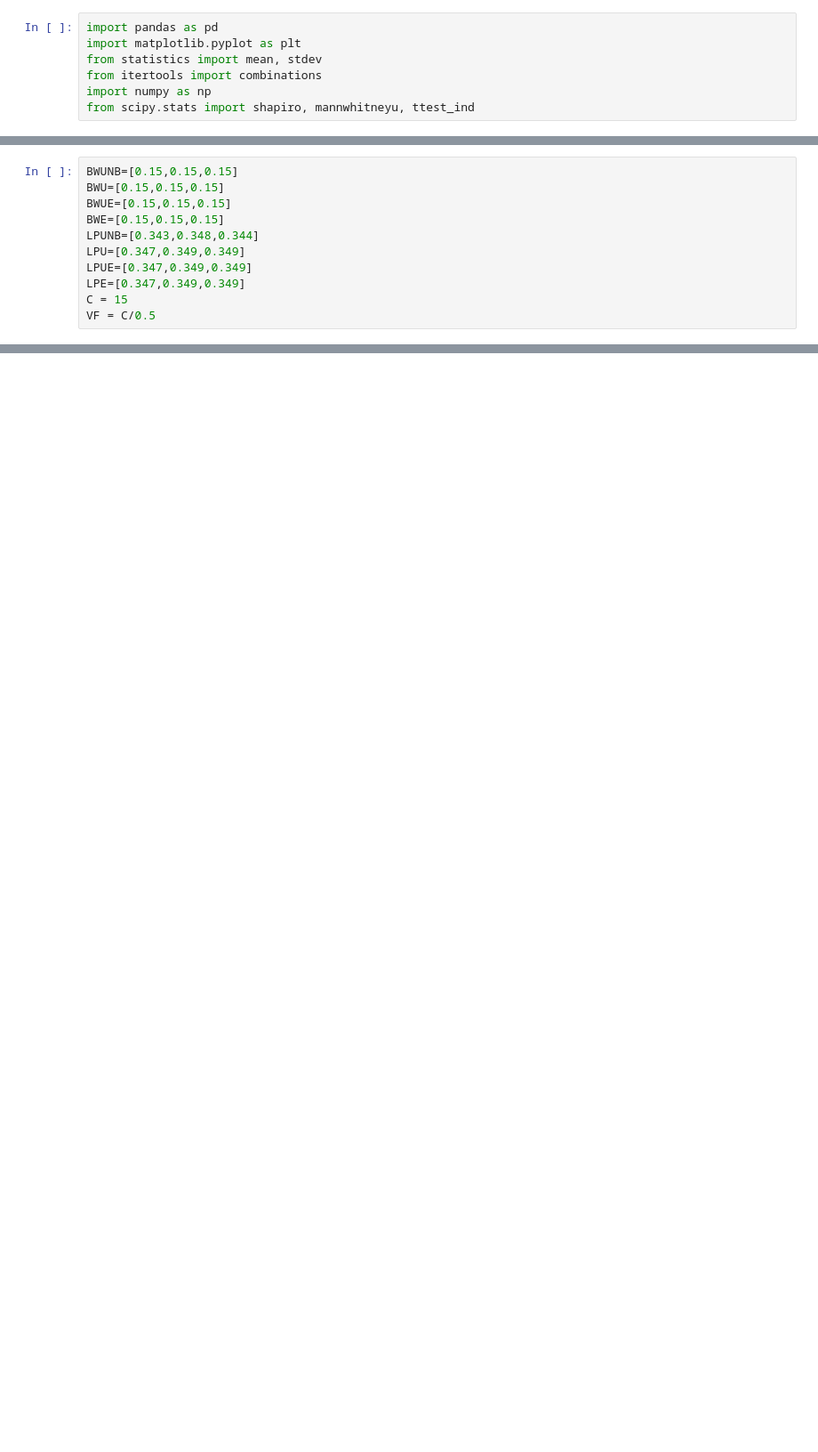
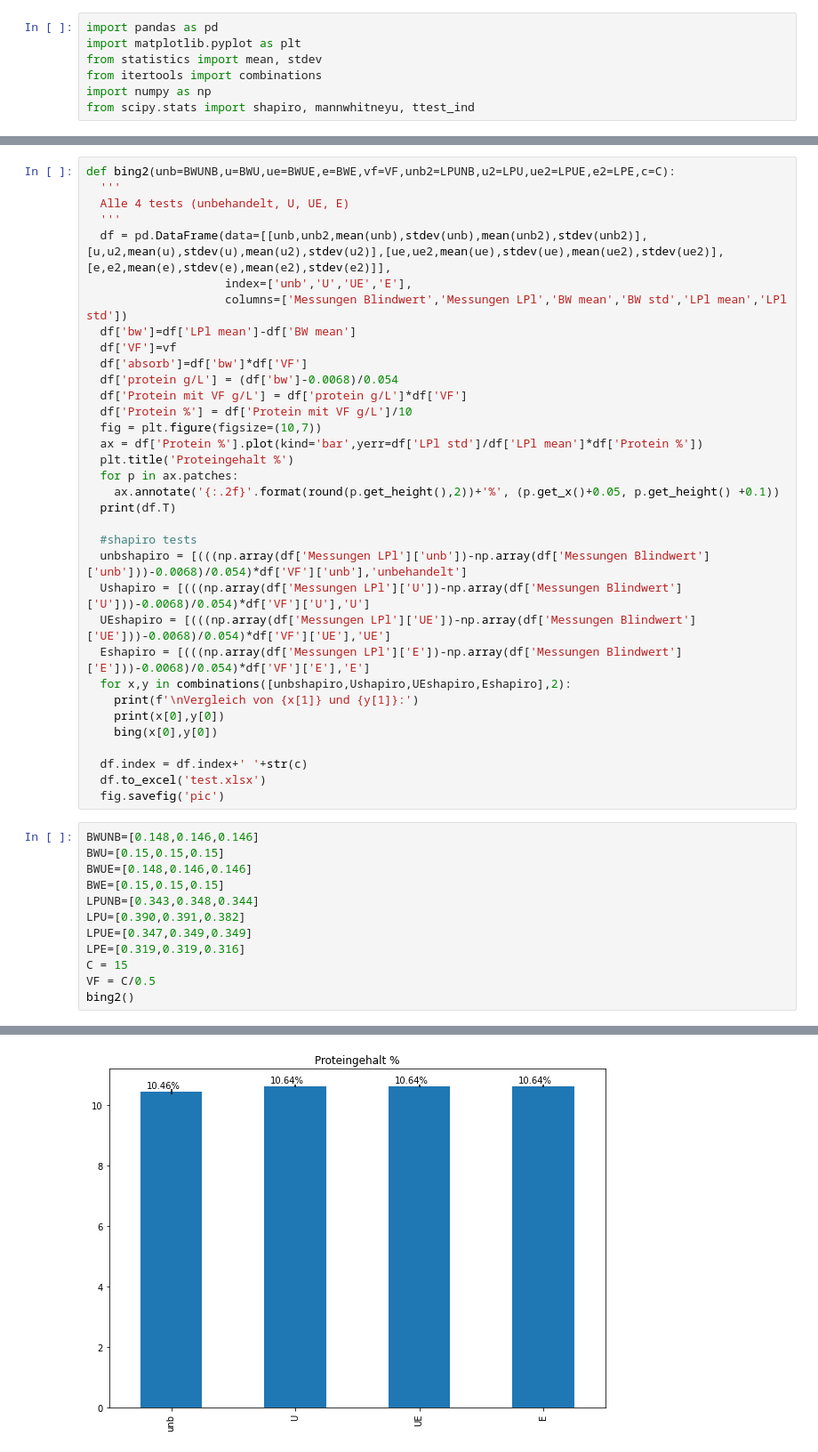
Before and after one commit to SebastianBentert/example_code, a Jupyter notebook: bingbu.ipynb, the cells around one changed output, grey strips where cells are left out. Shown at 89% size. Cells and saved outputs as stored; diff of their text form; blank space fills up the shorter version.

```diff
--- a/bingbu.ipynb
+++ b/bingbu.ipynb
@@ -13,11 +30,47 @@ drive.mount('/content/drive')
+# %%
+def bing2(unb=BWUNB,u=BWU,ue=BWUE,e=BWE,vf=VF,unb2=LPUNB,u2=LPU,ue2=LPUE,e2=LPE,c=C):
+  '''
+  Alle 4 tests (unbehandelt, U, UE, E)
+  '''
+  df = pd.DataFrame(data=[[unb,unb2,mean(unb),stdev(unb),mean(unb2),stdev(unb2)],[u,u2,mean(u),stdev(u),mean(u2),stdev(u2)],[ue,ue2,mean(ue),stdev(ue),mean(ue2),stdev(ue2)],[e,e2,mean(e),stdev(e),mean(e2),stdev(e2)]],
+                    index=['unb','U','UE','E'],
+                    columns=['Messungen Blindwert','Messungen LPl','BW mean','BW std','LPl mean','LPl std'])
+  df['bw']=df['LPl mean']-df['BW mean']
+  df['VF']=vf
+  df['absorb']=df['bw']*df['VF']
+  df['protein g/L'] = (df['bw']-0.0068)/0.054
+  df['Protein mit VF g/L'] = df['protein g/L']*df['VF']
+  df['Protein %'] = df['Protein mit VF g/L']/10
+  fig = plt.figure(figsize=(10,7))
+  ax = df['Protein %'].plot(kind='bar',yerr=df['LPl std']/df['LPl mean']*df['Protein %'])
+  plt.title('Proteingehalt %')
+  for p in ax.patches:
+    ax.annotate('{:.2f}'.format(round(p.get_height(),2))+'%', (p.get_x()+0.05, p.get_height() +0.1))
+  print(df.T)
+
+  #shapiro tests
+  unbshapiro = [(((np.array(df['Messungen LPl']['unb'])-np.array(df['Messungen Blindwert']['unb']))-0.0068)/0.054)*df['VF']['unb'],'unbehandelt']
+  Ushapiro = [(((np.array(df['Messungen LPl']['U'])-np.array(df['Messungen Blindwert']['U']))-0.0068)/0.054)*df['VF']['U'],'U']
+  UEshapiro = [(((np.array(df['Messungen LPl']['UE'])-np.array(df['Messungen Blindwert']['UE']))-0.0068)/0.054)*df['VF']['UE'],'UE']
+  Eshapiro = [(((np.array(df['Messungen LPl']['E'])-np.array(df['Messungen Blindwert']['E']))-0.0068)/0.054)*df['VF']['E'],'E']
+  for x,y in combinations([unbshapiro,Ushapiro,UEshapiro,Eshapiro],2):
+    print(f'\nVergleich von {x[1]} und {y[1]}:')
+    print(x[0],y[0])
+    bing(x[0],y[0])
+
+  df.index = df.index+' '+str(c)
+  df.to_excel('test.xlsx')
+  fig.savefig('pic')
 # %%
-BWUNB=[0.15,0.15,0.15]
+BWUNB=[0.148,0.146,0.146]
 BWU=[0.15,0.15,0.15]
-BWUE=[0.15,0.15,0.15]
+BWUE=[0.148,0.146,0.146]
 BWE=[0.15,0.15,0.15]
 LPUNB=[0.343,0.348,0.344]
-LPU=[0.347,0.349,0.349]
+LPU=[0.390,0.391,0.382]
 LPUE=[0.347,0.349,0.349]
-LPE=[0.347,0.349,0.349]
+LPE=[0.319,0.319,0.316]
 C = 15
 VF = C/0.5
+bing2()
+# %% [output]
@@ -23,0 +94 @@ VF = C/0.5
+[figure, added]
```
Also changed, not shown: parts of 8 cells of this notebook.
